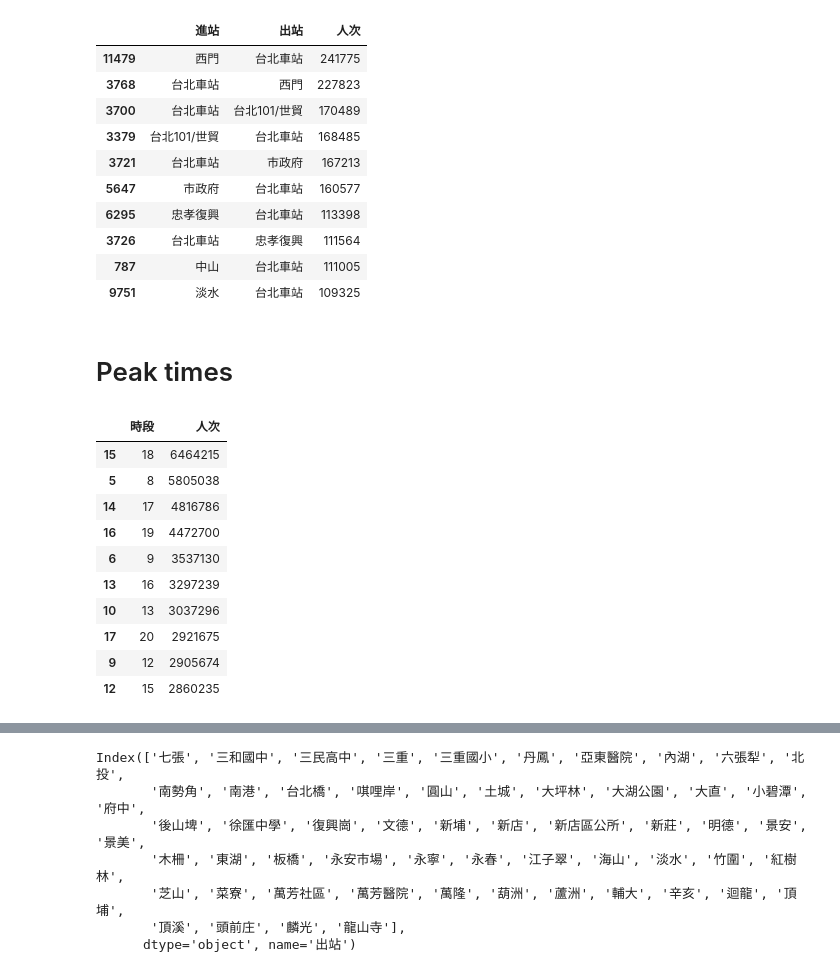
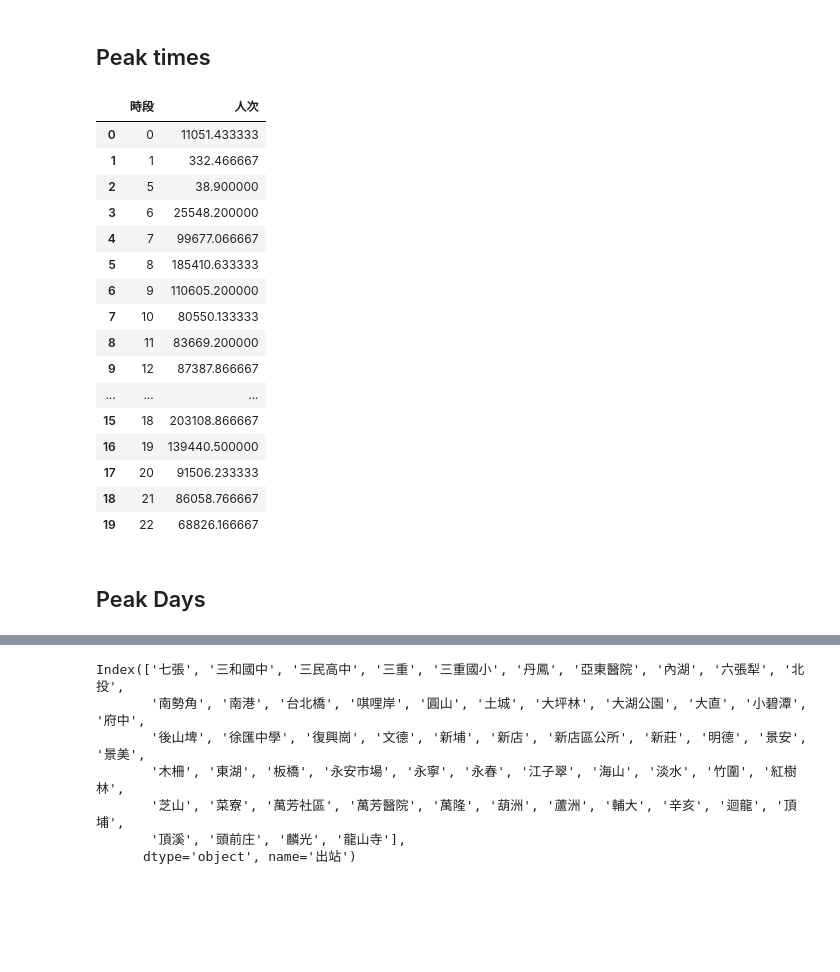
Before and after one commit to YHTerrance/taipei-great-migration, a Jupyter notebook: EDA.ipynb, the cells around one changed output, grey strips where cells are left out. Drawn from its saved outputs; the diff is of its cells as text; code cells hidden in the pictures; blank space fills up the shorter version.

Commit message:
Write scripts and save required data to database

```diff
--- a/EDA.ipynb
+++ b/EDA.ipynb
@@ -12,8 +14,13 @@ files = glob.glob(os.getenv("OD_FILE"))
 # Load the data from the first file in the list
 data = pd.read_csv(files[0])
 
+# Clean data
+data = data.replace('O景安','景安')
+data = data.replace('BL板橋','板橋')
+data = data.replace('Y板橋','板橋')
+data = data.replace('G大坪林','大坪林')
+data = data.replace('O頭前庄','頭前庄')
+
 # Print the first few rows of the data
-data.head()
-
-print(files)
+data.head(n=30)
 # %% [output]
@@ -43,42 +152,32 @@ array(['十四張', '秀朗橋', '景平', '中和', '橋和', '中原', '板新
+# %% [markdown]
+## Peak times
 # %%
-popular_routes = data.groupby(['進站', '出站'])['人次'].sum().reset_index()
+temp_data = data.groupby(['日期', '時段'])['人次'].sum().reset_index()
 
-# Sort the routes in descending order of the number of people
-popular_routes = popular_routes.sort_values('人次', ascending=False)
+peak_times = temp_data.groupby('時段')['人次'].mean().reset_index()
 
-# Print the top 10 most popular routes
-popular_routes.head(10)
+# Sort the time periods in descending order of the number of people
+peak_times = peak_times.sort_values('時段', ascending=True)
+
+# Print the top 10 peak travel times
+peak_times.head(20)
 # %% [output]
-|  | 進站 | 出站 | 人次 |
-| 11479 | 西門 | 台北車站 | 241775 |
-| 3768 | 台北車站 | 西門 | 227823 |
-| 3700 | 台北車站 | 台北101/世貿 | 170489 |
-| 3379 | 台北101/世貿 | 台北車站 | 168485 |
-| 3721 | 台北車站 | 市政府 | 167213 |
-| 5647 | 市政府 | 台北車站 | 160577 |
-| 6295 | 忠孝復興 | 台北車站 | 113398 |
-| 3726 | 台北車站 | 忠孝復興 | 111564 |
-| 787 | 中山 | 台北車站 | 111005 |
-| 9751 | 淡水 | 台北車站 | 109325 |
+|  | 時段 | 人次 |
+| 0 | 0 | 11051.433333 |
+| 1 | 1 | 332.466667 |
+| 2 | 5 | 38.900000 |
+| 3 | 6 | 25548.200000 |
+| 4 | 7 | 99677.066667 |
+| 5 | 8 | 185410.633333 |
+| 6 | 9 | 110605.200000 |
+| 7 | 10 | 80550.133333 |
+| 8 | 11 | 83669.200000 |
+| 9 | 12 | 87387.866667 |
+| ... | ... | ... |
+| 15 | 18 | 203108.866667 |
+| 16 | 19 | 139440.500000 |
+| 17 | 20 | 91506.233333 |
+| 18 | 21 | 86058.766667 |
+| 19 | 22 | 68826.166667 |
 # %% [markdown]
-# Peak times
+## Peak Days
-# %%
-peak_times = data.groupby('時段')['人次'].sum().reset_index()
-
-# Sort the time periods in descending order of the number of people
-peak_times = peak_times.sort_values('人次', ascending=False)
-
-# Print the top 10 peak travel times
-peak_times.head(10)
-# %% [output]
-|  | 時段 | 人次 |
-| 15 | 18 | 6464215 |
-| 5 | 8 | 5805038 |
-| 14 | 17 | 4816786 |
-| 16 | 19 | 4472700 |
-| 6 | 9 | 3537130 |
-| 13 | 16 | 3297239 |
-| 10 | 13 | 3037296 |
-| 17 | 20 | 2921675 |
-| 9 | 12 | 2905674 |
-| 12 | 15 | 2860235 |
```
Also changed, not shown: parts of 16 cells of this notebook, 7 other files.
